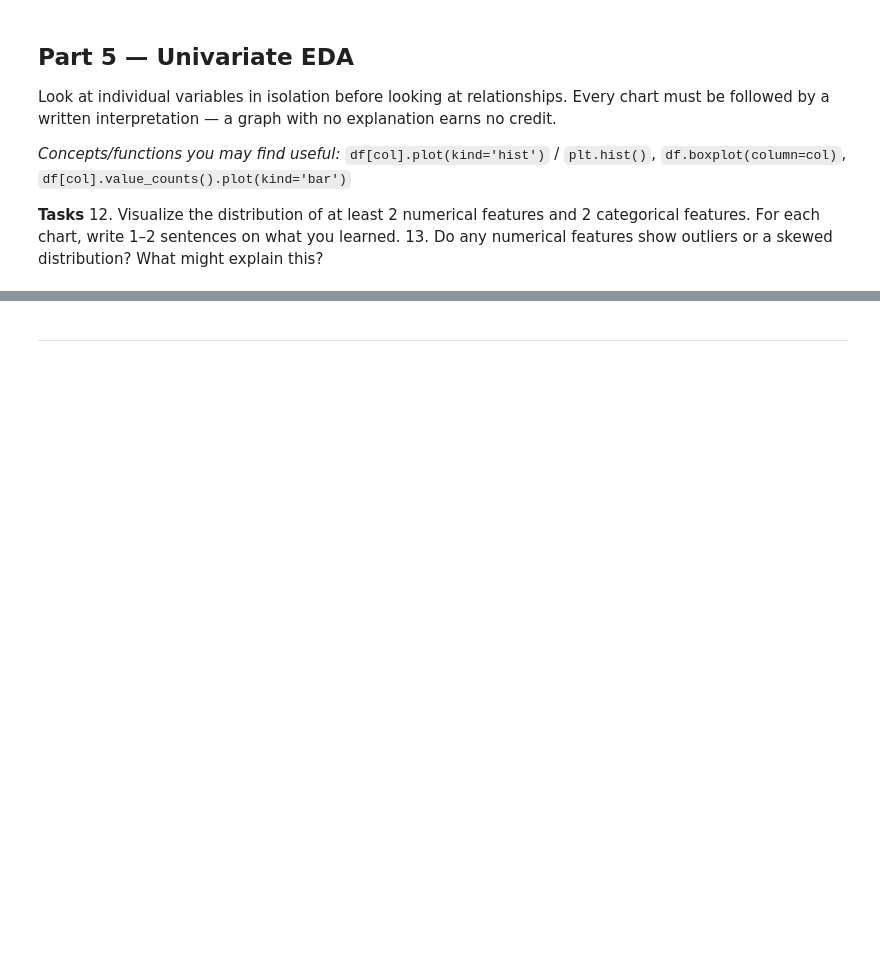
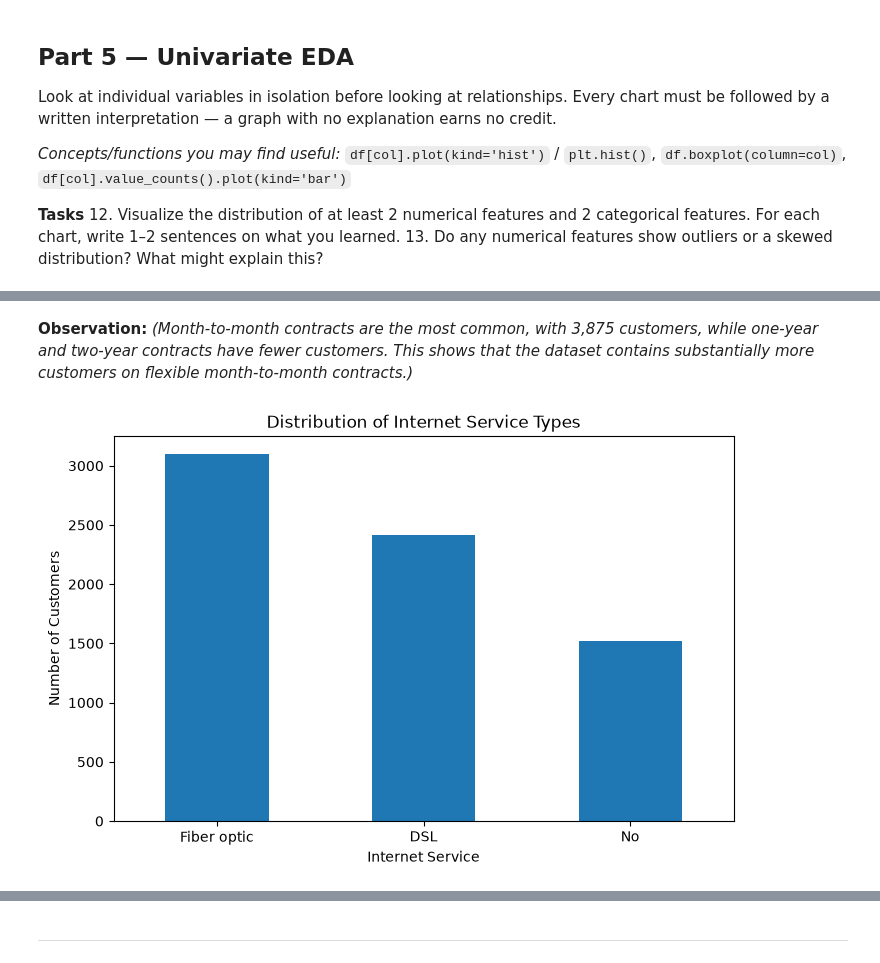
Before and after one commit to waqas309/ML-Lab-Lab02, a Jupyter notebook: Lab2_Data_Cleaning_EDA_Template.ipynb, the cells around one changed output, grey strips where cells are left out. Cells and saved outputs as stored; diff of their text form; code cells hidden in the pictures; blank space fills up the shorter version.

```diff
--- a/Lab2_Data_Cleaning_EDA_Template.ipynb
+++ b/Lab2_Data_Cleaning_EDA_Template.ipynb
@@ -428,0 +414,15 @@ _(your answer here)_
+# %% [markdown]
+**Observation:** _(Month-to-month contracts are the most common, with 3,875 customers, while one-year and two-year contracts have fewer customers. This shows that the dataset contains substantially more customers on flexible month-to-month contracts.)_
+# %%
+# Task 12 — categorical feature 2: distribution plot
+internet_counts = cleaned_df["InternetService"].value_counts()
+plt.figure(figsize=(8, 5))
+internet_counts.plot(kind="bar")
+plt.title("Distribution of Internet Service Types")
+plt.xlabel("Internet Service")
+plt.ylabel("Number of Customers")
+plt.xticks(rotation=0)
+
+plt.show()
+# %% [output]
+[figure, added]
```
Also changed, not shown: parts of 22 cells of this notebook.
